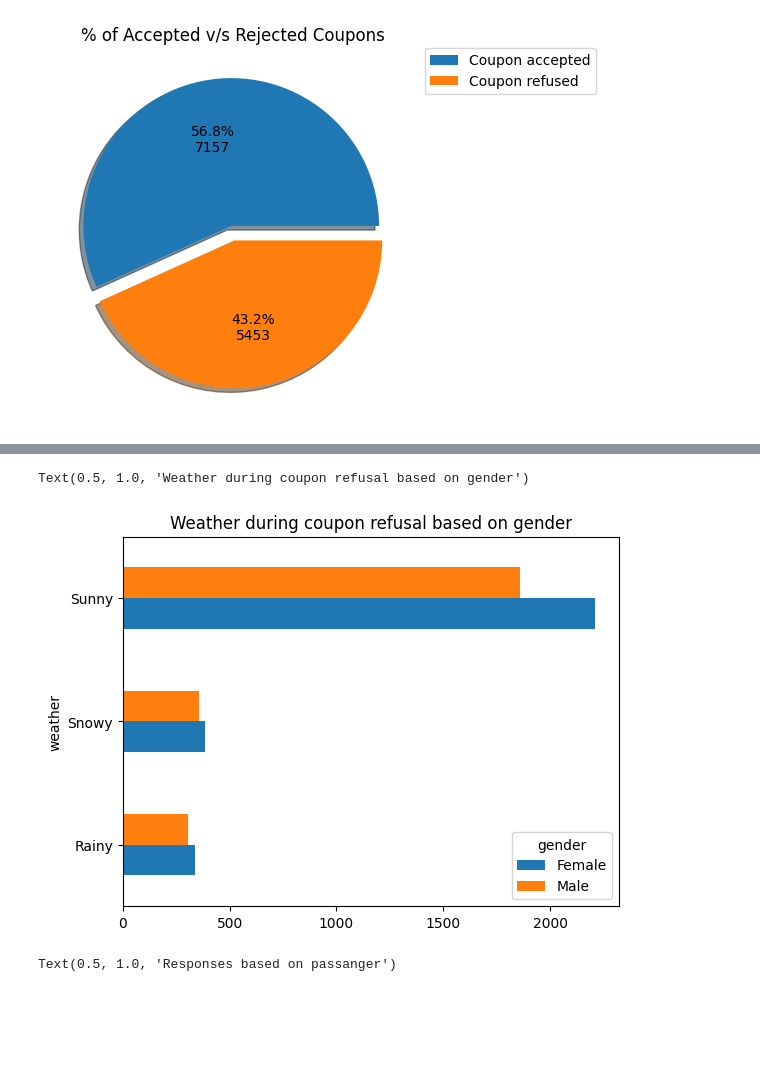
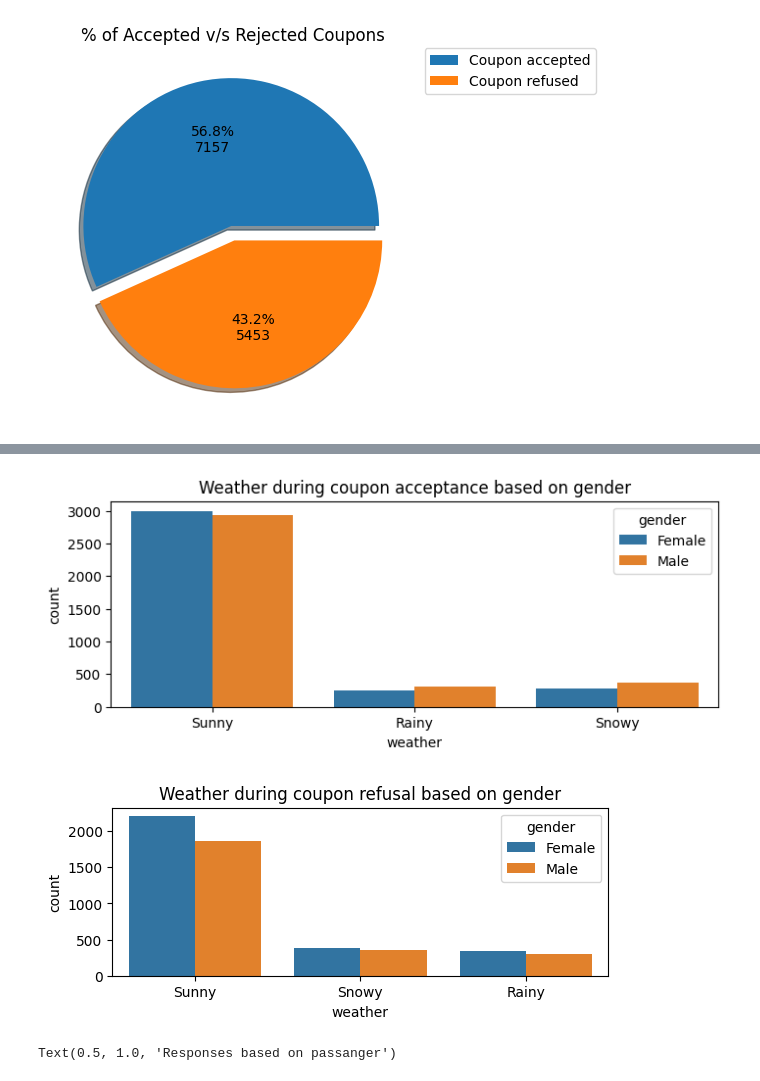
Before and after one commit to yoda-aus/driver-coupons, a Jupyter notebook: driver-coupons.ipynb, the cells around one changed output, grey strips where cells are left out. Cells and saved outputs as stored; diff of their text form; code cells hidden in the pictures; blank space fills up the shorter version.

```diff
--- a/driver-coupons.ipynb
+++ b/driver-coupons.ipynb
@@ -192,8 +179,19 @@ Text(0.5, 1.0, 'Weather during coupon acceptance based on gender')
-# %%
-#Weather during coupon refusal based on gender
-df.query('Y == 0').groupby('weather').gender.value_counts().unstack().plot.barh()
-plt.title("Weather during coupon refusal based on gender")
-# %% [output]
-Text(0.5, 1.0, 'Weather during coupon refusal based on gender')
-[figure, removed]
+# %%
+#Weather during coupon acceptance based on gender
+plt.figure(figsize=(8, 6))
+plt.subplot(2,1, 1)
+sns.countplot(data=df.query('Y == 1'),x='weather',hue='gender')
+plt.title("Weather during coupon acceptance based on gender")
+plt.show()
+
+#Weather during coupon refusal based on gender
+plt.subplot(2,1, 2)
+sns.countplot(data=df.query('Y == 0'),x='weather',hue='gender')
+plt.title("Weather during coupon refusal based on gender")
+
+
+plt.show()
+# %% [output]
+[figure, added]
+[figure, added]
 # %%
```
Also changed, not shown: parts of 3 cells of this notebook.
